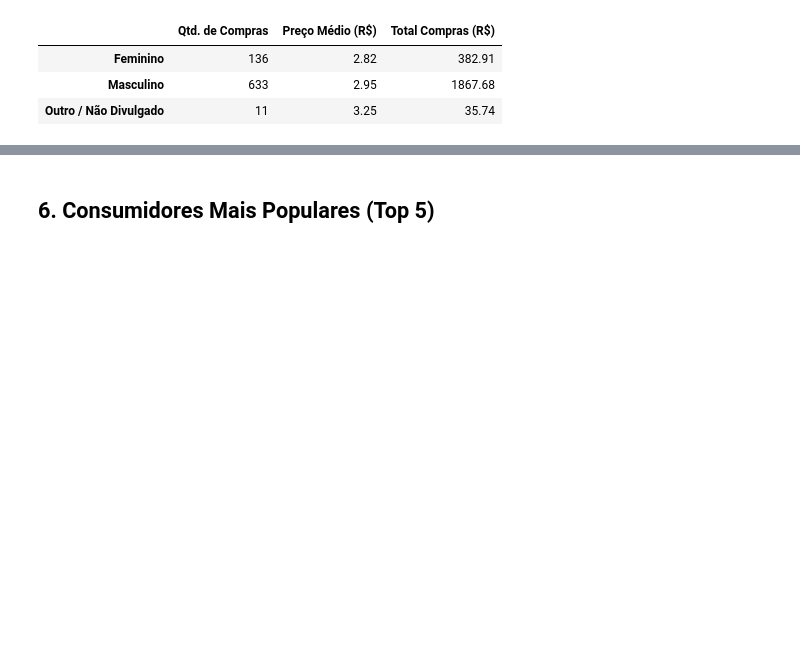
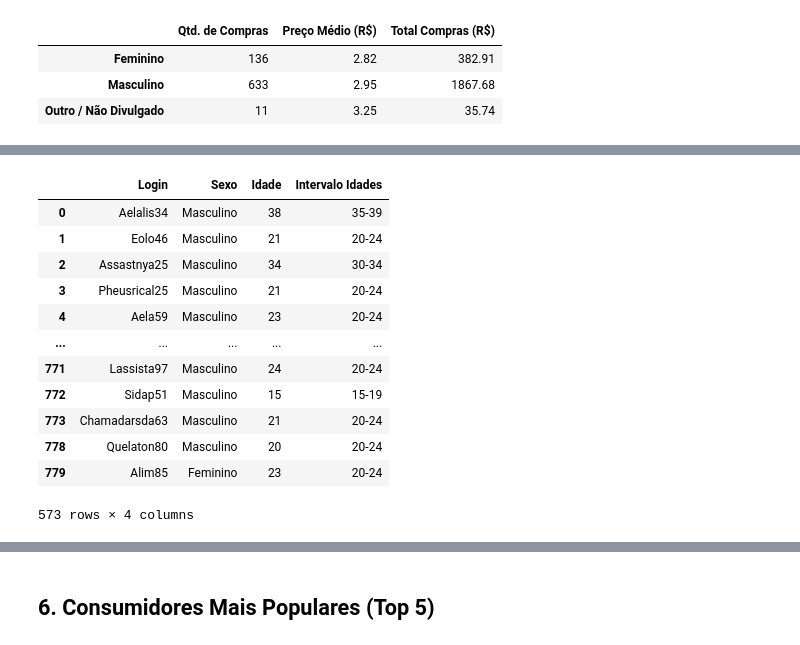
Before and after one commit to ralsouza/python_fundamentos, a Jupyter notebook: src/05_desafio/05_missao05.ipynb, the cells around one changed output, grey strips where cells are left out. Drawn from its saved outputs; the diff is of its cells as text; code cells hidden in the pictures; blank space fills up the shorter version.

```diff
--- a/src/05_desafio/05_missao05.ipynb
+++ b/src/05_desafio/05_missao05.ipynb
@@ -275,0 +289,22 @@ analise_compras
+# %%
+# Compras por faixa etária
+age_bins =  [0, 9.99, 14.99, 19.99, 24.99, 29.99, 34.99, 39.99, 999]
+seg_idade = ['Menos de 10', '10-14', '15-19', '20-24', '25-29', '30-34', '35-39', 'Mais de 40']
+
+info_compradores['Intervalo Idades'] = pd.cut(info_compradores['Idade'], age_bins, labels=seg_idade)
+
+info_compradores
+# %% [output]
+|  | Login | Sexo | Idade | Intervalo Idades |
+| 0 | Aelalis34 | Masculino | 38 | 35-39 |
+| 1 | Eolo46 | Masculino | 21 | 20-24 |
+| 2 | Assastnya25 | Masculino | 34 | 30-34 |
+| 3 | Pheusrical25 | Masculino | 21 | 20-24 |
+| 4 | Aela59 | Masculino | 23 | 20-24 |
+| ... | ... | ... | ... | ... |
+| 771 | Lassista97 | Masculino | 24 | 20-24 |
+| 772 | Sidap51 | Masculino | 15 | 15-19 |
+| 773 | Chamadarsda63 | Masculino | 21 | 20-24 |
+| 778 | Quelaton80 | Masculino | 20 | 20-24 |
+| 779 | Alim85 | Feminino | 23 | 20-24 |
+573 rows × 4 columns
```
Also changed, not shown: parts of 5 cells of this notebook.
